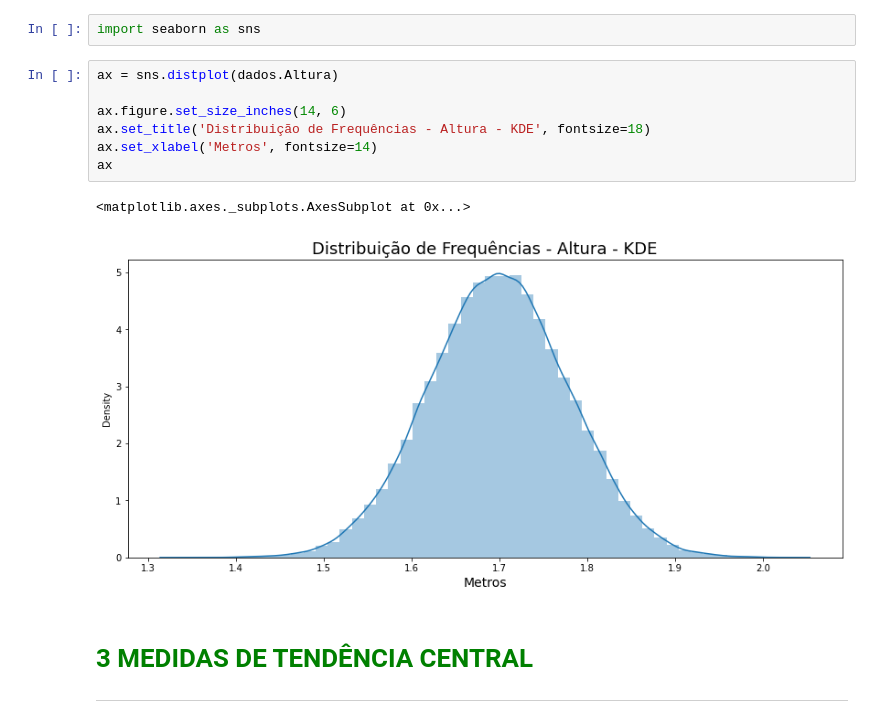
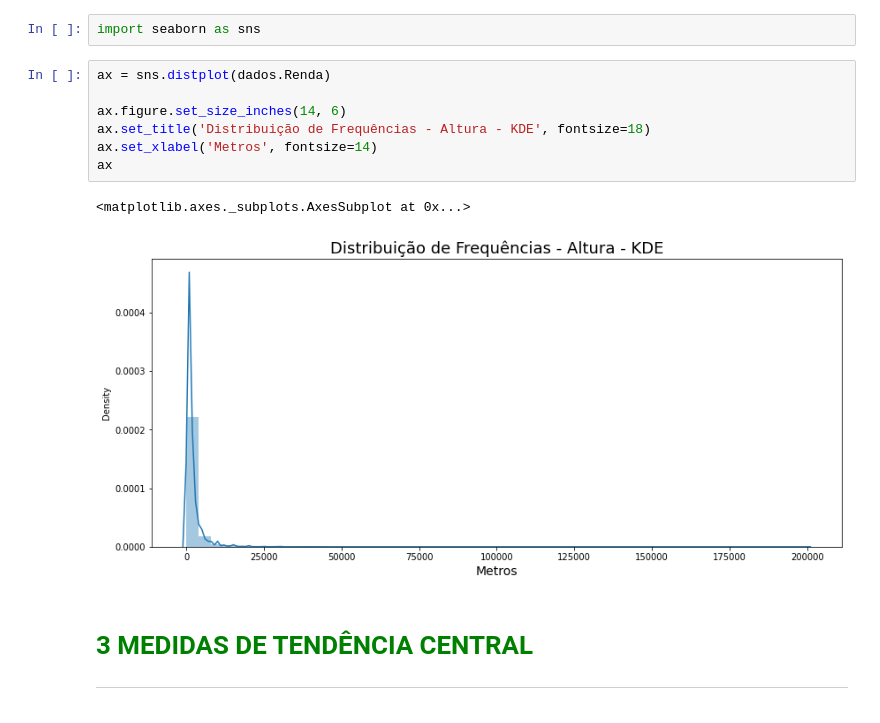
Before and after one commit to bernardogoltz/datascience-python-estatistica, a Jupyter notebook: Curso_de_Estatística_Parte_1.ipynb, the cells around one changed output. Drawn from its saved outputs; the diff is of its cells as text.

```diff
--- a/Curso_de_Estatística_Parte_1.ipynb
+++ b/Curso_de_Estatística_Parte_1.ipynb
@@ -499,15 +499,15 @@ https://seaborn.pydata.org/
 # %%
 import seaborn as sns
 # %%
-ax = sns.distplot(dados.Altura)
+ax = sns.distplot(dados.Renda)
 
 ax.figure.set_size_inches(14, 6)
 ax.set_title('Distribuição de Frequências - Altura - KDE', fontsize=18)
 ax.set_xlabel('Metros', fontsize=14)
 ax
 # %% [output]
 <matplotlib.axes._subplots.AxesSubplot at 0x...>
-[figure, old version]
+[figure, new version]
 # %% [markdown]
 # <font color=green>3 MEDIDAS DE TENDÊNCIA CENTRAL</font>
 ***
```
Also changed, not shown: parts of 50 cells of this notebook.
